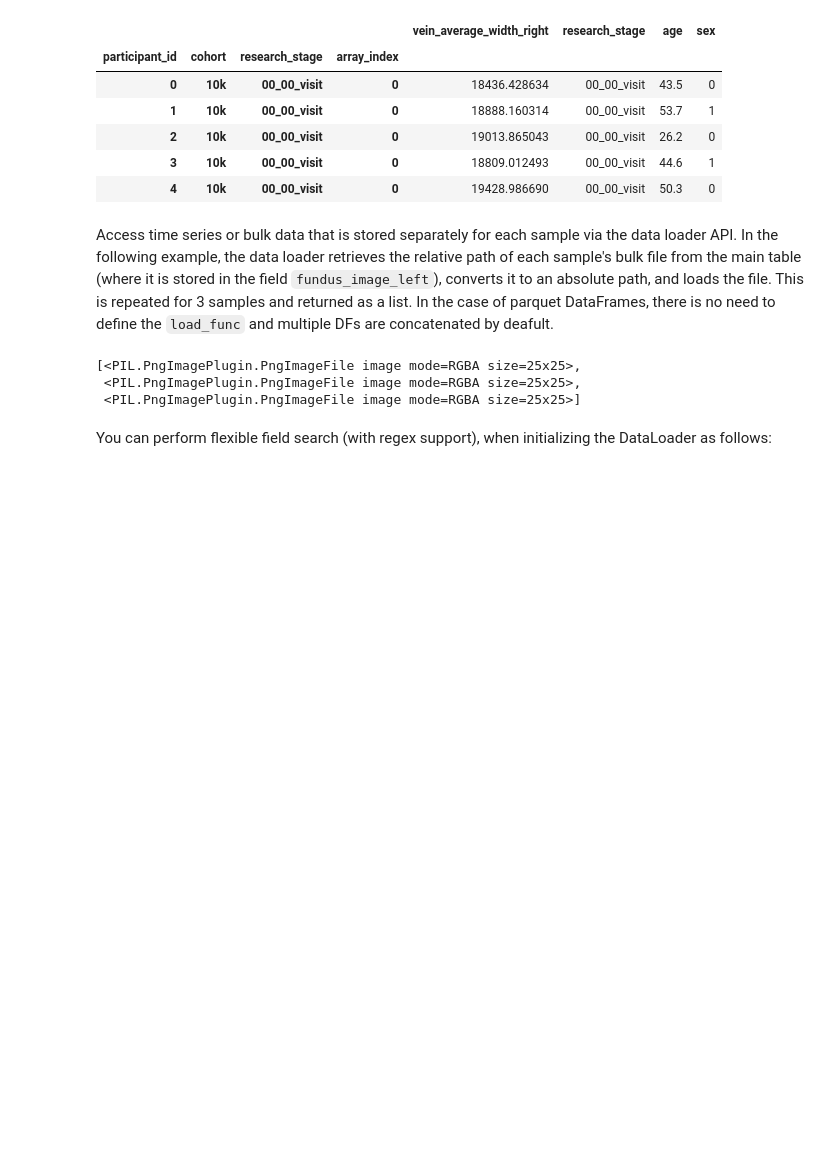
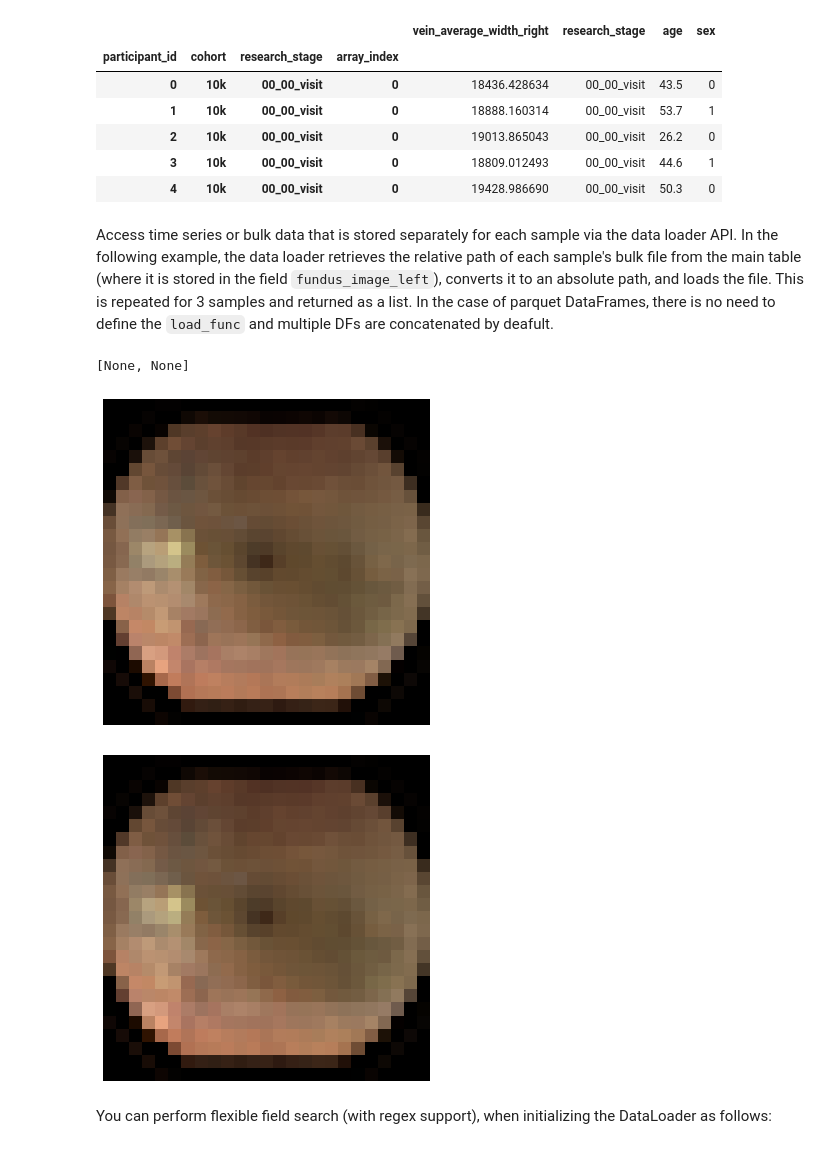
Before and after one commit to pheno-ai/pheno-utils, a Jupyter notebook: _proc/05_data_loader.ipynb, the cells around one changed output. Drawn from its saved outputs; the diff is of its cells as text; code cells hidden in the pictures; blank space fills up the shorter version.

```diff
--- a/_proc/05_data_loader.ipynb
+++ b/_proc/05_data_loader.ipynb
@@ -114,9 +134,25 @@ from PIL import Image
+# %%
+from PIL import Image
+import matplotlib.pyplot as plt
+
+def show_fundus(fname: str) -> None:
+    """
+    Display a fundus image from an input file path.
+    Args:
+        fname (str): The file path to the fundus image.
+    """
+    fig, ax = plt.subplots(1, 1, figsize=(6, 6))
+    img = Image.open(open(fname, 'rb'))
+    ax.imshow(img, cmap="gray")
+    ax.set_xticks([])
+    ax.set_yticks([])
+    ax.axis('off')
 # %%
-dl.load_sample_data('fundus_image_left', [0, 1, 2], load_func=Image.open)
+dl.load_sample_data('fundus_image_left', [0, 1], load_func=show_fundus)
 # %% [output]
-[<PIL.PngImagePlugin.PngImageFile image mode=RGBA size=25x25>,
- <PIL.PngImagePlugin.PngImageFile image mode=RGBA size=25x25>,
- <PIL.PngImagePlugin.PngImageFile image mode=RGBA size=25x25>]
+[None, None]
+[figure, added]
+[figure, added]
 # %% [markdown]
 You can perform flexible field search (with regex support), when initializing the DataLoader as follows:
 # %%
```
Also changed, not shown: parts of 7 cells of this notebook, 42 other files.
